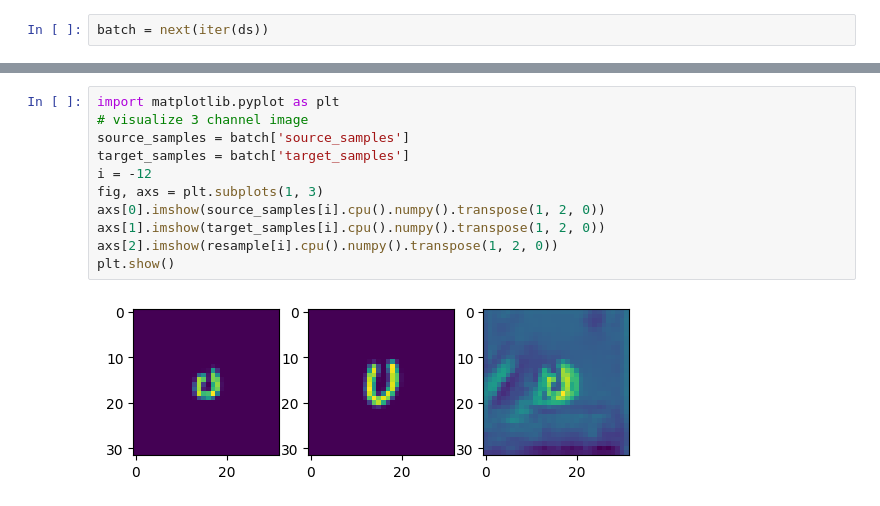
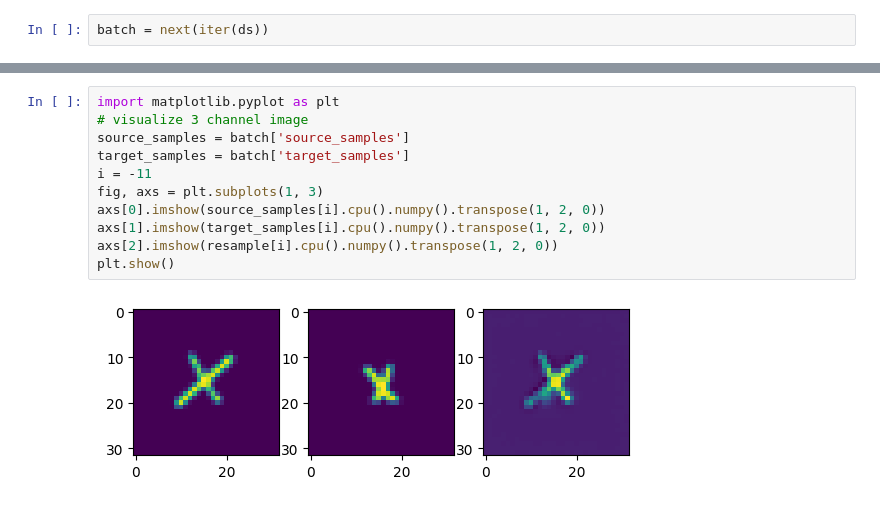
Before and after one commit to njwfish/DistributionConditionedTransport, a Jupyter notebook: notebooks/handwriting.ipynb, the cells around one changed output, grey strips where cells are left out. Drawn from its saved outputs; the diff is of its cells as text.

```diff
--- a/notebooks/handwriting.ipynb
+++ b/notebooks/handwriting.ipynb
@@ -83,13 +61,13 @@ NameError: name 'batch' is not defined
 # %%
 import matplotlib.pyplot as plt
 # visualize 3 channel image
 source_samples = batch['source_samples']
 target_samples = batch['target_samples']
-i = -12
+i = -11
 fig, axs = plt.subplots(1, 3)
 axs[0].imshow(source_samples[i].cpu().numpy().transpose(1, 2, 0))
 axs[1].imshow(target_samples[i].cpu().numpy().transpose(1, 2, 0))
 axs[2].imshow(resample[i].cpu().numpy().transpose(1, 2, 0))
 plt.show()
 # %% [output]
-[figure, old version]
+[figure, new version]
```
Also changed, not shown: parts of 3 cells of this notebook, 1 other file.
